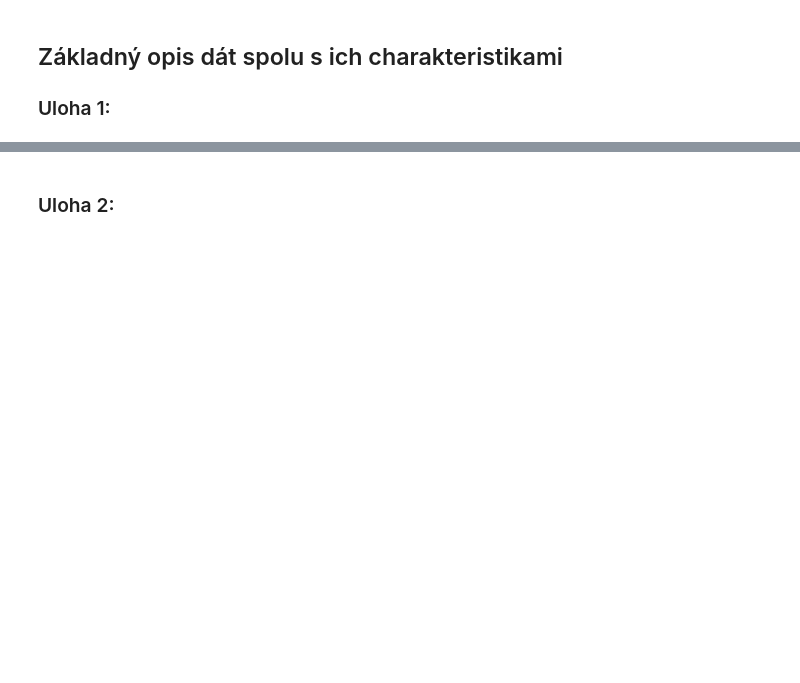
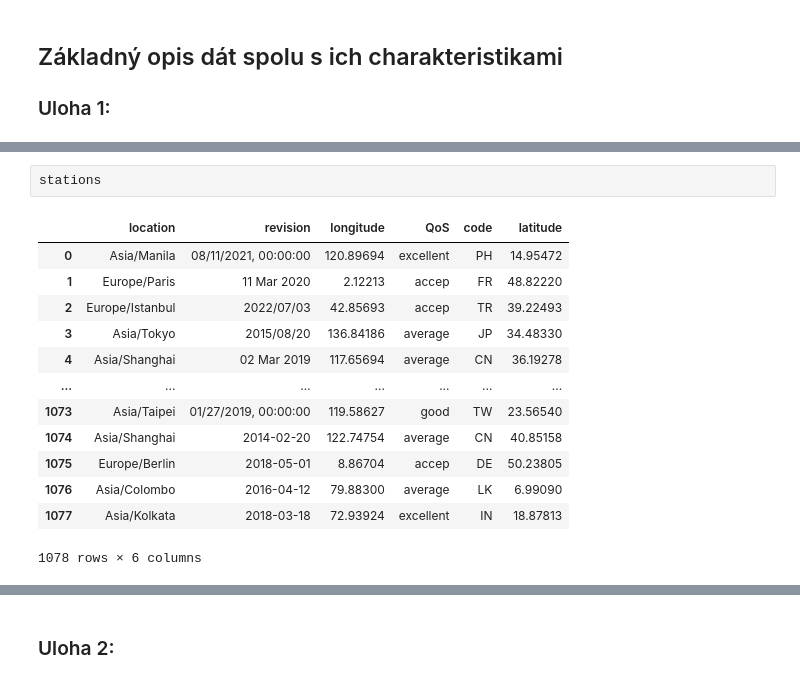
Before and after one commit to ImrichDiscantiny/Python, a Jupyter notebook: Untitled.ipynb, the cells around one changed output, grey strips where cells are left out. Saved outputs shown, nothing was run; the diff lists cells and outputs as text; blank space fills up the shorter version.

```diff
--- a/Untitled.ipynb
+++ b/Untitled.ipynb
@@ -68,0 +69,16 @@ memory usage: 7.8+ MB
+# %%
+stations
+# %% [output]
+|  | location | revision | longitude | QoS | code | latitude |
+| 0 | Asia/Manila | 08/11/2021, 00:00:00 | 120.89694 | excellent | PH | 14.95472 |
+| 1 | Europe/Paris | 11 Mar 2020 | 2.12213 | accep | FR | 48.82220 |
+| 2 | Europe/Istanbul | 2022/07/03 | 42.85693 | accep | TR | 39.22493 |
+| 3 | Asia/Tokyo | 2015/08/20 | 136.84186 | average | JP | 34.48330 |
+| 4 | Asia/Shanghai | 02 Mar 2019 | 117.65694 | average | CN | 36.19278 |
+| ... | ... | ... | ... | ... | ... | ... |
+| 1073 | Asia/Taipei | 01/27/2019, 00:00:00 | 119.58627 | good | TW | 23.56540 |
+| 1074 | Asia/Shanghai | 2014-02-20 | 122.74754 | average | CN | 40.85158 |
+| 1075 | Europe/Berlin | 2018-05-01 | 8.86704 | accep | DE | 50.23805 |
+| 1076 | Asia/Colombo | 2016-04-12 | 79.88300 | average | LK | 6.99090 |
+| 1077 | Asia/Kolkata | 2018-03-18 | 72.93924 | excellent | IN | 18.87813 |
+1078 rows × 6 columns
```
Also changed, not shown: parts of 5 cells of this notebook.
